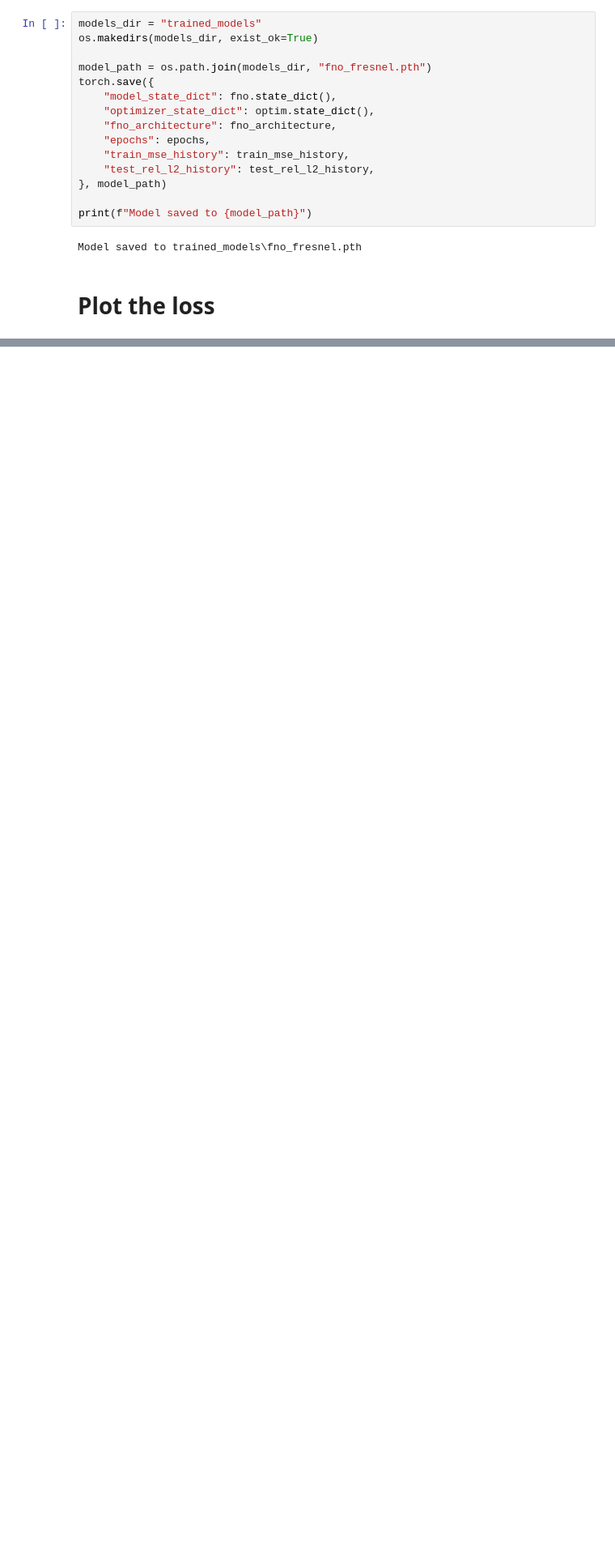
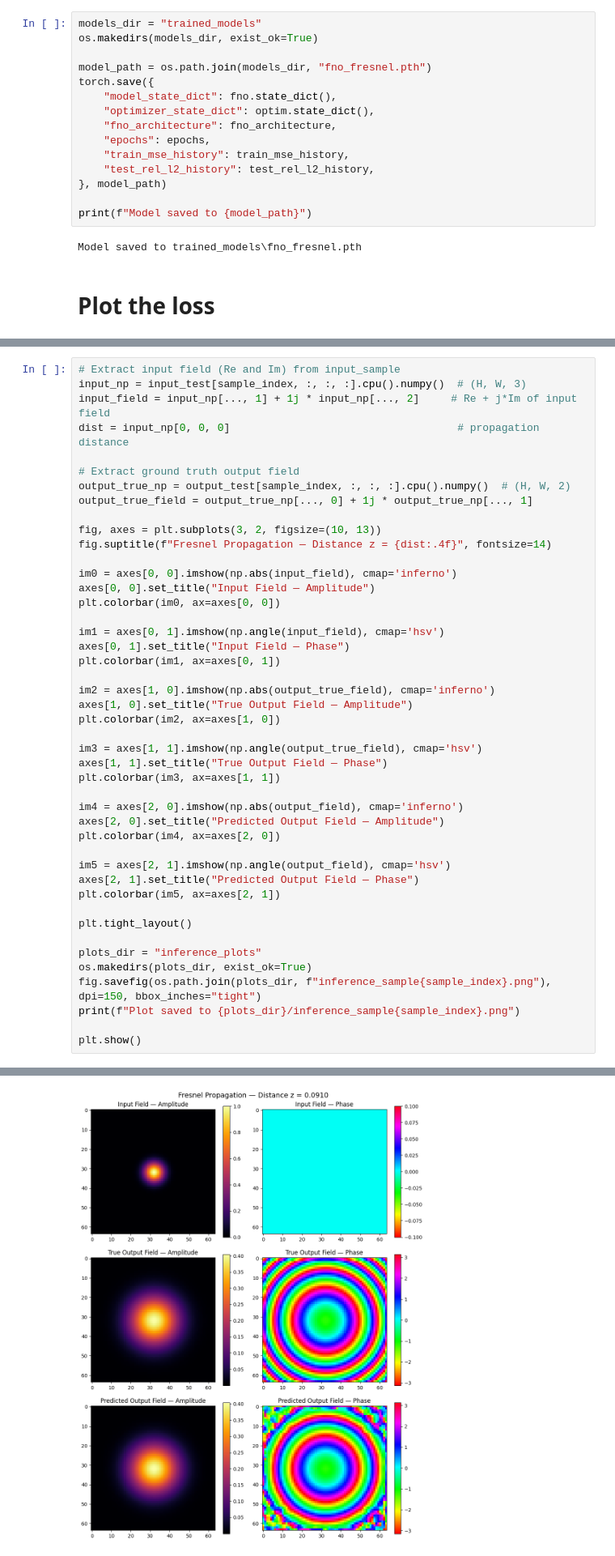
Before and after one commit to LukasScarfe/Eigen, a Jupyter notebook: fno_fresnel.ipynb, the cells around one changed output, grey strips where cells are left out. Shown at 81% size. Drawn from its saved outputs; the diff is of its cells as text; blank space fills up the shorter version.

```diff
--- a/fno_fresnel.ipynb
+++ b/fno_fresnel.ipynb
@@ -342,0 +445,46 @@ Plot saved to training_plots/training_curves.png
+# %%
+# Extract input field (Re and Im) from input_sample
+input_np = input_test[sample_index, :, :, :].cpu().numpy()  # (H, W, 3)
+input_field = input_np[..., 1] + 1j * input_np[..., 2]     # Re + j*Im of input field
+dist = input_np[0, 0, 0]                                    # propagation distance
+
+# Extract ground truth output field
+output_true_np = output_test[sample_index, :, :, :].cpu().numpy()  # (H, W, 2)
+output_true_field = output_true_np[..., 0] + 1j * output_true_np[..., 1]
+
+fig, axes = plt.subplots(3, 2, figsize=(10, 13))
+fig.suptitle(f"Fresnel Propagation — Distance z = {dist:.4f}", fontsize=14)
+
+im0 = axes[0, 0].imshow(np.abs(input_field), cmap='inferno')
+axes[0, 0].set_title("Input Field — Amplitude")
+plt.colorbar(im0, ax=axes[0, 0])
+
+im1 = axes[0, 1].imshow(np.angle(input_field), cmap='hsv')
+axes[0, 1].set_title("Input Field — Phase")
+plt.colorbar(im1, ax=axes[0, 1])
+
+im2 = axes[1, 0].imshow(np.abs(output_true_field), cmap='inferno')
+axes[1, 0].set_title("True Output Field — Amplitude")
+plt.colorbar(im2, ax=axes[1, 0])
+
+im3 = axes[1, 1].imshow(np.angle(output_true_field), cmap='hsv')
+axes[1, 1].set_title("True Output Field — Phase")
+plt.colorbar(im3, ax=axes[1, 1])
+
+im4 = axes[2, 0].imshow(np.abs(output_field), cmap='inferno')
+axes[2, 0].set_title("Predicted Output Field — Amplitude")
+plt.colorbar(im4, ax=axes[2, 0])
+
+im5 = axes[2, 1].imshow(np.angle(output_field), cmap='hsv')
+axes[2, 1].set_title("Predicted Output Field — Phase")
+plt.colorbar(im5, ax=axes[2, 1])
+
+plt.tight_layout()
+
+plots_dir = "inference_plots"
+os.makedirs(plots_dir, exist_ok=True)
+fig.savefig(os.path.join(plots_dir, f"inference_sample{sample_index}.png"), dpi=150, bbox_inches="tight")
+print(f"Plot saved to {plots_dir}/inference_sample{sample_index}.png")
+
+plt.show()
+# %% [output]
@@ -342,0 +492 @@ Plot saved to training_plots/training_curves.png
+[figure, added]
```
Also changed, not shown: parts of 13 cells of this notebook, 4 other files.
